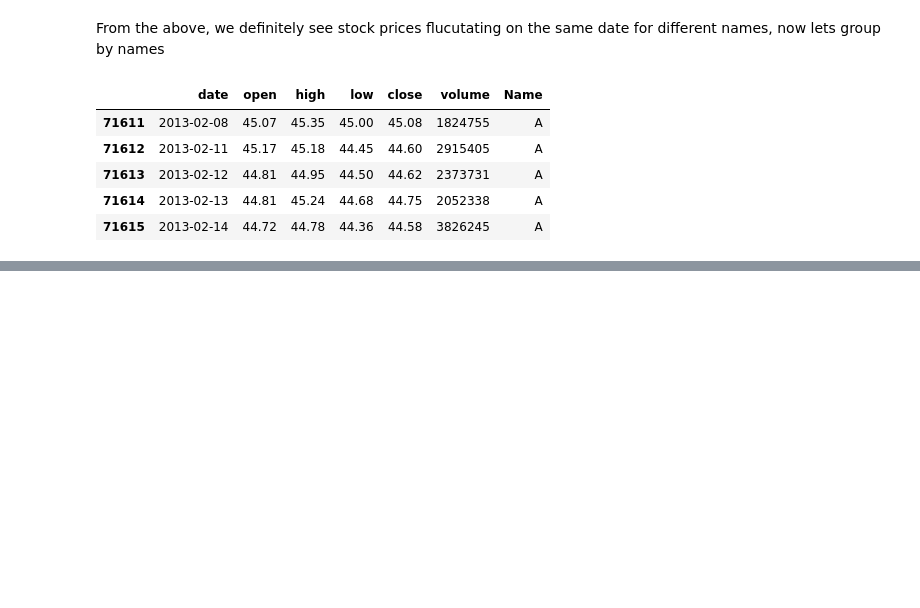
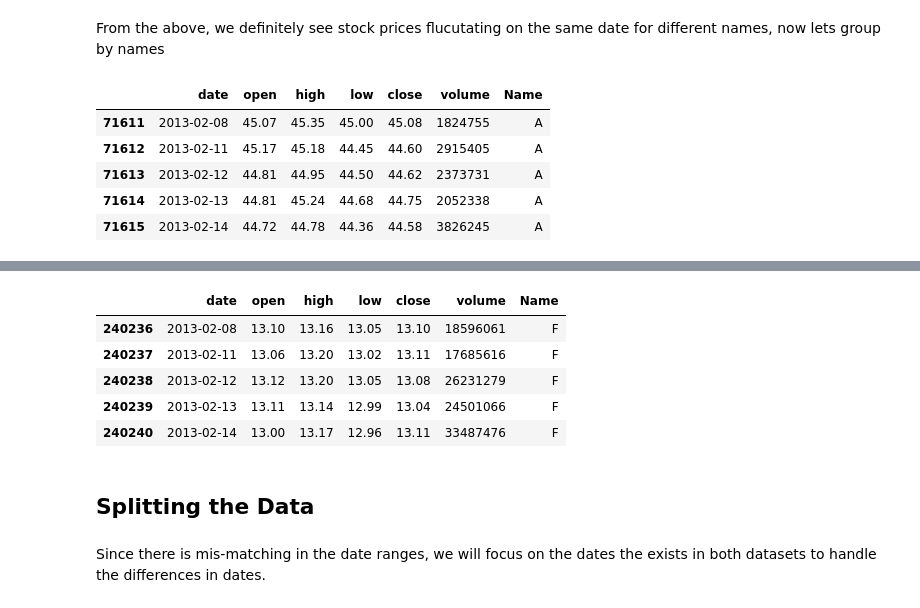
Before and after one commit to Vondent/stock-price-analysis, a Jupyter notebook: stock-price-analysis.ipynb, the cells around one changed output, grey strips where cells are left out. Cells and saved outputs as stored; diff of their text form; code cells hidden in the pictures; blank space fills up the shorter version.

```diff
--- a/stock-price-analysis.ipynb
+++ b/stock-price-analysis.ipynb
@@ -177,0 +261,15 @@ handle missing values in next step
+# %%
+## Facebook
+fb = s500_dat.loc[s500_dat['Name'] == 'F']
+fb.head()
+# %% [output]
+|  | date | open | high | low | close | volume | Name |
+| 240236 | 2013-02-08 | 13.10 | 13.16 | 13.05 | 13.10 | 18596061 | F |
+| 240237 | 2013-02-11 | 13.06 | 13.20 | 13.02 | 13.11 | 17685616 | F |
+| 240238 | 2013-02-12 | 13.12 | 13.20 | 13.05 | 13.08 | 26231279 | F |
+| 240239 | 2013-02-13 | 13.11 | 13.14 | 12.99 | 13.04 | 24501066 | F |
+| 240240 | 2013-02-14 | 13.00 | 13.17 | 12.96 | 13.11 | 33487476 | F |
+# %% [markdown]
+## Splitting the Data
+# %% [markdown]
+Since there is mis-matching in the date ranges, we will focus on the dates the exists in both datasets to handle the differences in dates.
```
Also changed, not shown: parts of 26 cells of this notebook.
